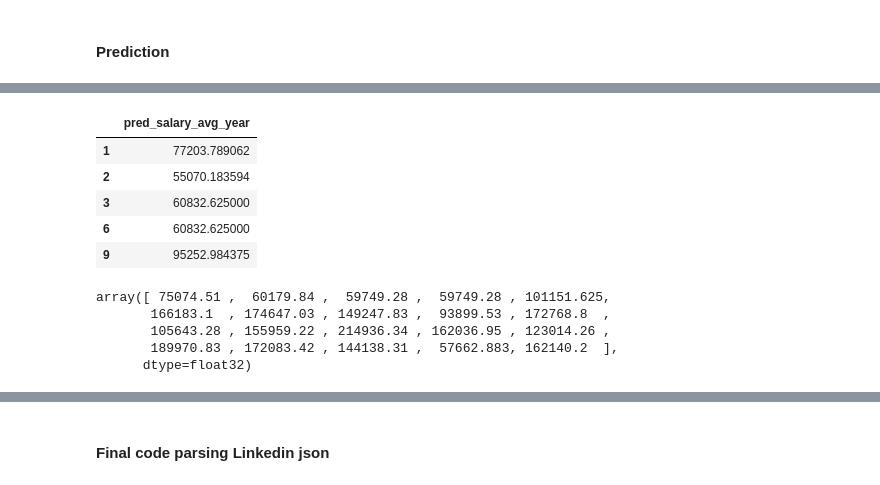
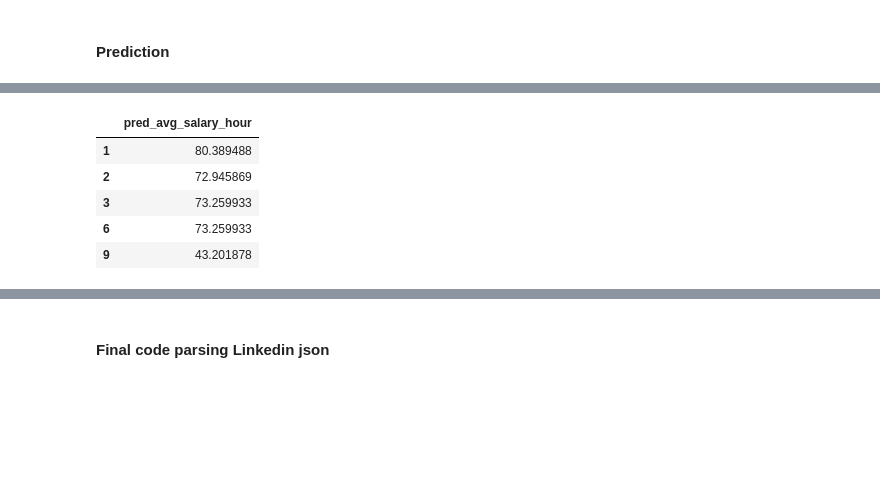
Before and after one commit to enicaking/web-analytics-project-repo, a Jupyter notebook: XGBoost Linkedin data_30embeddings_salary_hour_v3.ipynb, the cells around one changed output, grey strips where cells are left out. Drawn from its saved outputs; the diff is of its cells as text; code cells hidden in the pictures; blank space fills up the shorter version.

```diff
--- a/XGBoost Linkedin data_30embeddings_salary_hour_v3.ipynb
+++ b/XGBoost Linkedin data_30embeddings_salary_hour_v3.ipynb
@@ -800,13 +854,13 @@ y = df_train_val["salary_avg_hour_log"]
 # %%
 # Train the model over the full labeled dataset
 X_full = X.values             # df_train_val[feature_cols]
-y_full_log = y.values            # df_train_val["salary_avg_year_log"]
+y_full = y.values            # df_train_val["salary_avg_year"]
 
 """print("Right after assignment:")
 print(y_full_log[:10])
 print(y.values[:10])"""
 
-dtrain_full = xgb.DMatrix(X_full, label=y_full_log)
+dtrain_full = xgb.DMatrix(X_full, label=y_full)
 
 # Use best_iter + 1 trees, no early stopping (we already validated)
 bst_final = xgb.train(
@@ -841,3 +988,23 @@ Final model trained with 800 trees.
 #### Prediction
 # %%
 # Missing:ensure which transformations were applied to X_test before predicting
+# %%
+# Leave in X only the feature columns we are interested in
+categorical_cols = [
+    "title",
+    "company_name",
+    "city",
+    "seniority_level",
+    "job_type",
+    "job_function",
+    "industry"
+]
+
+# Generate embedding column names: desc_emb_0 to desc_emb_29
+embedding_cols = [f"desc_emb_{i}" for i in range(30)]
+
+# Union of both lists
+feature_cols = categorical_cols + embedding_cols
+
+# Keep only feature columns in X
+# X = df_train_val[feature_cols]
@@ -844,23 +1027,29 @@ Final model trained with 800 trees.
 # %%
-# Build test feature matrix with the same columns
+# Build test feature matrix with the same column
 X_test = df_test[feature_cols].copy()
+
+# Keep only feature columns in X
+# X = df_train_val[feature_cols]
+
 dtest  = xgb.DMatrix(X_test)
 
+
+
 # Predict in log space
-y_test_pred_log = bst_final.predict(dtest)
+y_test_pred_hour= bst_best.predict(dtest)
 
 # Convert back to yearly salary
-y_test_pred_year = np.exp(y_test_pred_log)
+# y_test_pred_year = np.exp(y_test_pred_log)
 
 # Attach to df_test
-df_test["pred_salary_avg_year_log"] = y_test_pred_log
-df_test["pred_salary_avg_year"]     = y_test_pred_year
+# df_test["pred_salary_avg_year_log"] = y_test_pred_log
+df_test["pred_avg_salary_hour"]  = y_test_pred_hour
 
-df_test[["pred_salary_avg_year"]].head()
+df_test[["pred_avg_salary_hour"]].head()
 # %% [output]
-|  | pred_salary_avg_year |
-| 1 | 77203.789062 |
-| 2 | 55070.183594 |
-| 3 | 60832.625000 |
-| 6 | 60832.625000 |
-| 9 | 95252.984375 |
+|  | pred_avg_salary_hour |
+| 1 | 80.389488 |
+| 2 | 72.945869 |
+| 3 | 73.259933 |
+| 6 | 73.259933 |
+| 9 | 43.201878 |
@@ -897,8 +1055,0 @@ y_test_pred_year = np.exp(y_test_pred_log)
-# %%
-y_test_pred_year[:20]
-# %% [output]
-array([ 75074.51 ,  60179.84 ,  59749.28 ,  59749.28 , 101151.625,
-       166183.1  , 174647.03 , 149247.83 ,  93899.53 , 172768.8  ,
-       105643.28 , 155959.22 , 214936.34 , 162036.95 , 123014.26 ,
-       189970.83 , 172083.42 , 144138.31 ,  57662.883, 162140.2  ],
-      dtype=float32)
```
Also changed, not shown: parts of 39 cells of this notebook, 5 other files.
